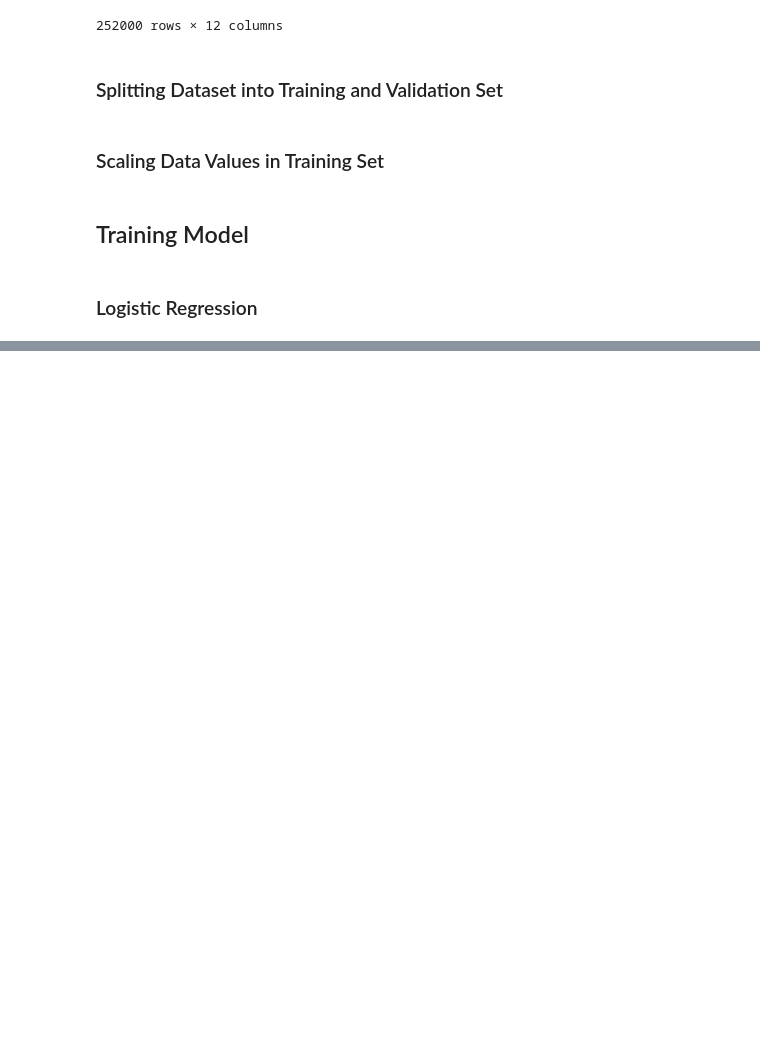
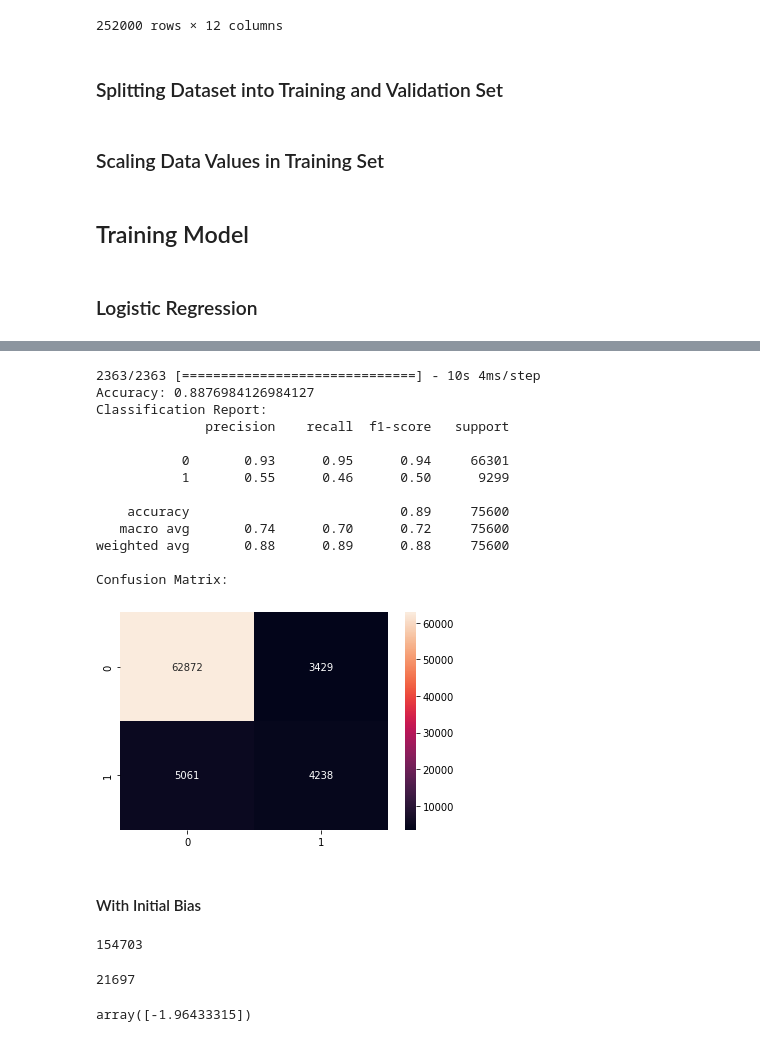
Before and after one commit to thadaniumang/Loan-Prediction, a Jupyter notebook: predictor.ipynb, the cells around one changed output, grey strips where cells are left out. Saved outputs shown, nothing was run; the diff lists cells and outputs as text; code cells hidden in the pictures; blank space fills up the shorter version.

```diff
--- a/predictor.ipynb
+++ b/predictor.ipynb
@@ -427,0 +438,8 @@ Confusion Matrix:
+# %%
+model = Sequential()
+
+model.add(Dense(512, input_shape=(11,), activation='relu'))
+model.add(Dense(512, activation='relu'))
+model.add(Dense(1, activation='sigmoid'))
+
+model.summary()
@@ -427,0 +462,9 @@ Confusion Matrix:
+# %%
+Adam(learning_rate=0.01)
+model.compile(
+  loss='binary_crossentropy',
+  optimizer='adam',
+  metrics=[metrics.Recall(), metrics.Precision()]
+)
+# %%
+hist = model.fit(X_train, y_train, validation_data=(X_val, y_val), epochs=50, batch_size=100)
@@ -427,0 +489,30 @@ Confusion Matrix:
+# %%
+y_pred = model.predict(X_val) > 0.5
+
+print("Accuracy: {}".format(accuracy_score(y_val, y_pred)))
+
+print("Classification Report: \n{}".format(classification_report(y_val, y_pred)))
+
+conf_matrix = confusion_matrix(y_val, y_pred)
+print("Confusion Matrix: ")
+sns.heatmap(conf_matrix, annot=True, fmt='d')
+
+filename = "model/{}.pkl".format(model.__class__.__name__)
+pickle.dump(model, open(filename, 'wb'))
+# %% [output]
+2363/2363 [==============================] - 10s 4ms/step
+Accuracy: 0.8876984126984127
+Classification Report:
+              precision    recall  f1-score   support
+
+           0       0.93      0.95      0.94     66301
+           1       0.55      0.46      0.50      9299
+
+    accuracy                           0.89     75600
+   macro avg       0.74      0.70      0.72     75600
+weighted avg       0.88      0.89      0.88     75600
+
+Confusion Matrix:
+[figure, added]
+# %% [markdown]
+#### With Initial Bias
@@ -427,0 +521,13 @@ Confusion Matrix:
+# %%
+neg
+# %% [output]
+154703
+# %%
+pos
+# %% [output]
+21697
+# %%
+initial_bias = np.log([pos/neg])
+initial_bias
+# %% [output]
+array([-1.96433315])
```
Also changed, not shown: parts of 26 cells of this notebook.
